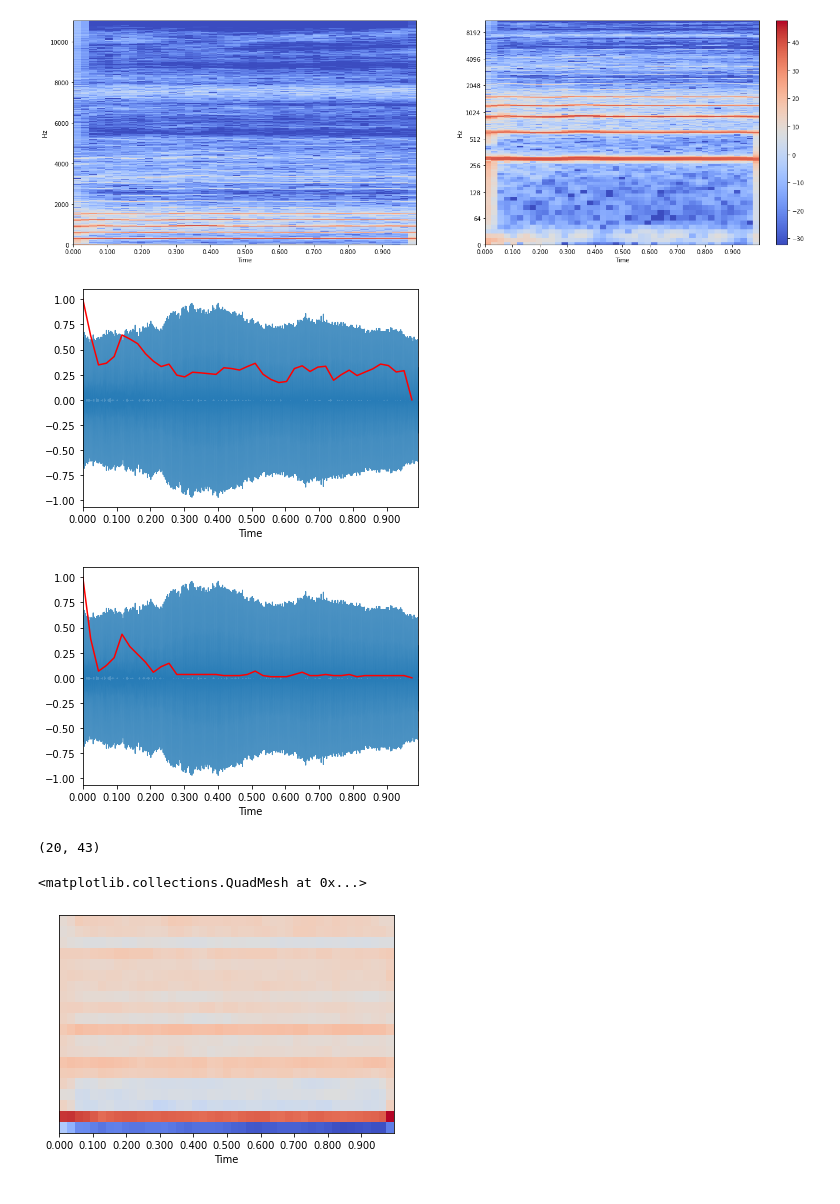
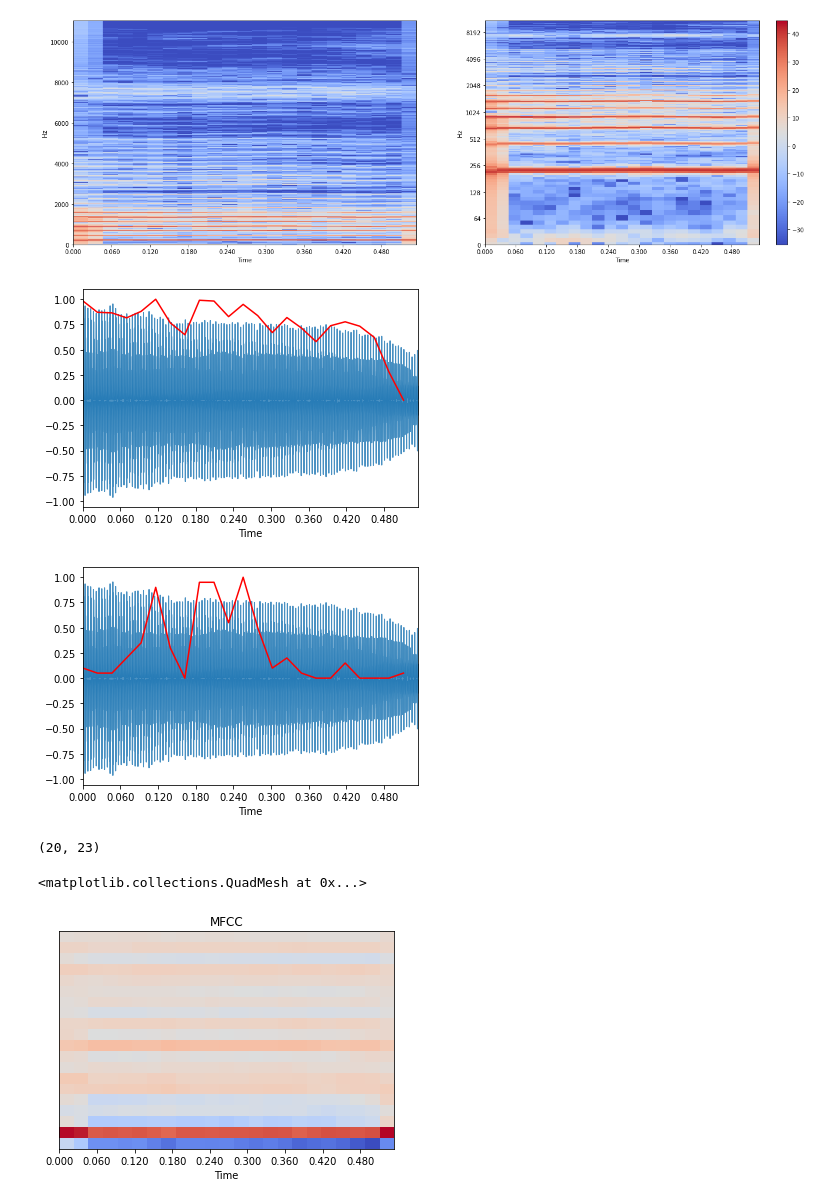
Before and after one commit to GabrielaSmolen/voice-anomaly-detector, a Jupyter notebook: notebooks/audio_visualizations.ipynb, the cells around one changed output. Drawn from its saved outputs; the diff is of its cells as text; code cells hidden in the pictures.

```diff
--- a/notebooks/audio_visualizations.ipynb
+++ b/notebooks/audio_visualizations.ipynb
@@ -7,5 +9,5 @@ import IPython.display as ipd
 # %%
-audio_path = '../data/wav/2-a_h.wav'
+audio_path = '../data/wav/2-a_l.wav'
 x, sr = librosa.load(audio_path)
 # %%
 ipd.Audio(audio_path)
@@ -28,7 +32,7 @@ librosa.display.specshow(x_db, sr=sr, x_axis='time', y_axis='log')
 plt.colorbar()
 plt.show()
 # %% [output]
-[figure, old version]
+[figure, new version]
 # %%
 spectral_centroid = librosa.feature.spectral_centroid(x, sr=sr)[0]
 # %%
@@ -46,16 +50,17 @@ def plot_normalized(array):
 # %%
 plot_normalized(spectral_centroid)
 # %% [output]
-[figure, old version]
+[figure, new version]
 # %%
 plot_normalized(spectral_rolloff)
 # %% [output]
-[figure, old version]
+[figure, new version]
 # %%
 mfccs = librosa.feature.mfcc(x, sr=sr)
 print(mfccs.shape)
+plt.title('MFCC')
 librosa.display.specshow(mfccs, sr=sr, x_axis='time')
 # %% [output]
-(20, 43)
+(20, 23)
 <matplotlib.collections.QuadMesh at 0x...>
-[figure, old version]
+[figure, new version]
```
Also changed, not shown: parts of 14 cells of this notebook.
